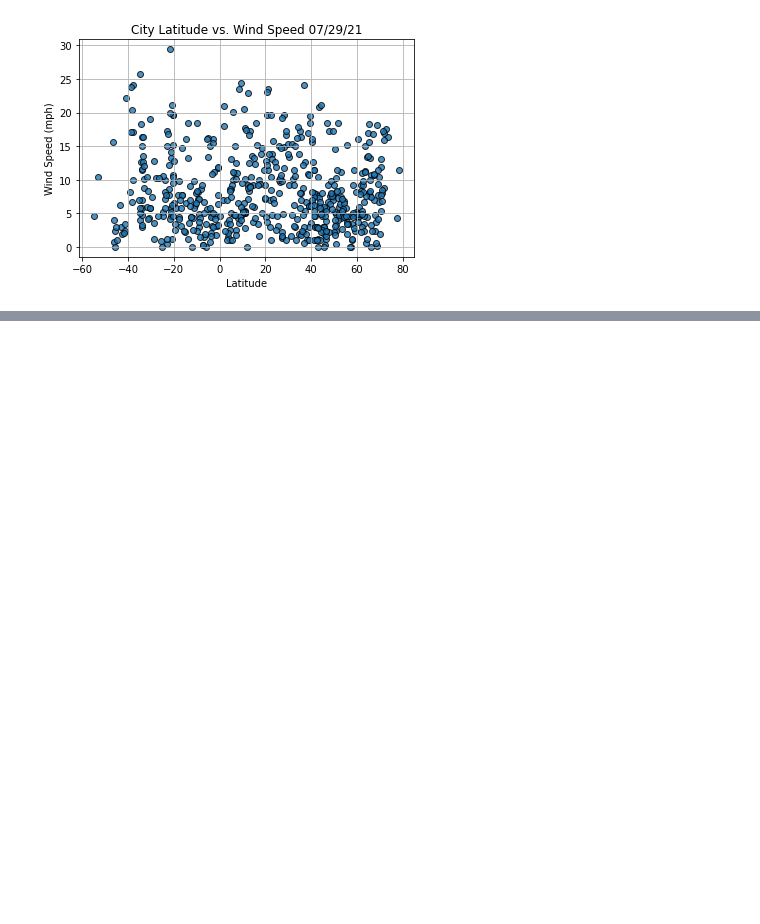
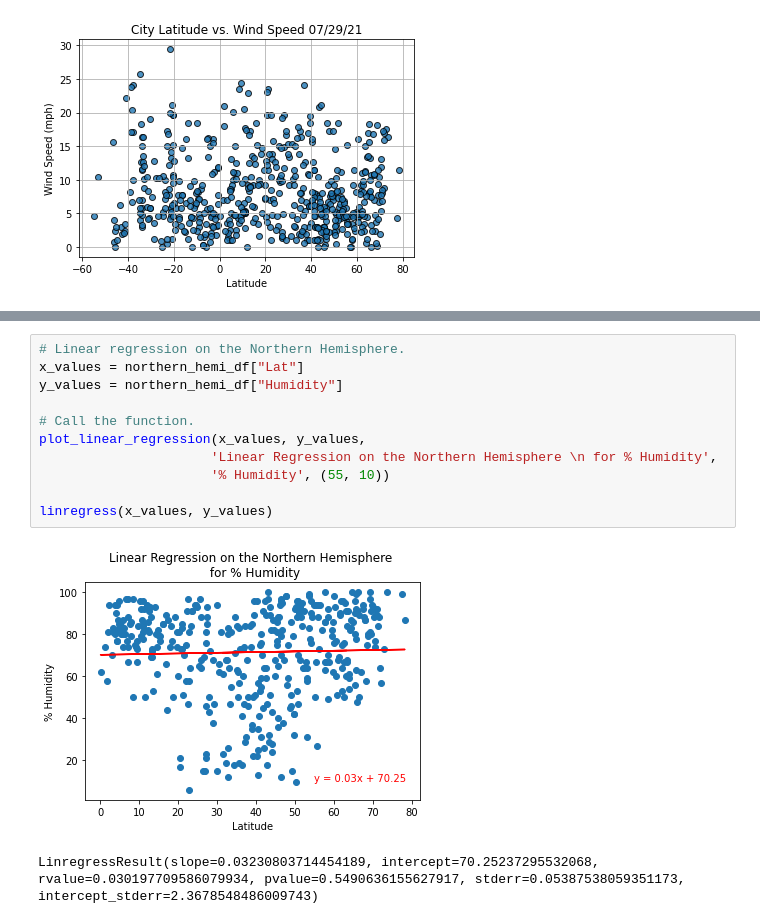
Before and after one commit to bazinga183/World_Weather_Analysis, a Jupyter notebook: WeatherPy.ipynb, the cells around one changed output, grey strips where cells are left out. Cells and saved outputs as stored; diff of their text form; blank space fills up the shorter version.

```diff
--- a/WeatherPy.ipynb
+++ b/WeatherPy.ipynb
@@ -252,0 +349,14 @@ plt.show()
+# %%
+# Linear regression on the Northern Hemisphere.
+x_values = northern_hemi_df["Lat"]
+y_values = northern_hemi_df["Humidity"]
+
+# Call the function.
+plot_linear_regression(x_values, y_values,
+                      'Linear Regression on the Northern Hemisphere \n for % Humidity',
+                      '% Humidity', (55, 10))
+
+linregress(x_values, y_values)
+# %% [output]
+[figure, added]
+LinregressResult(slope=0.03230803714454189, intercept=70.25237295532068, rvalue=0.030197709586079934, pvalue=0.5490636155627917, stderr=0.05387538059351173, intercept_stderr=2.3678548486009743)
```
Also changed, not shown: parts of 11 cells of this notebook, 1 other file.
